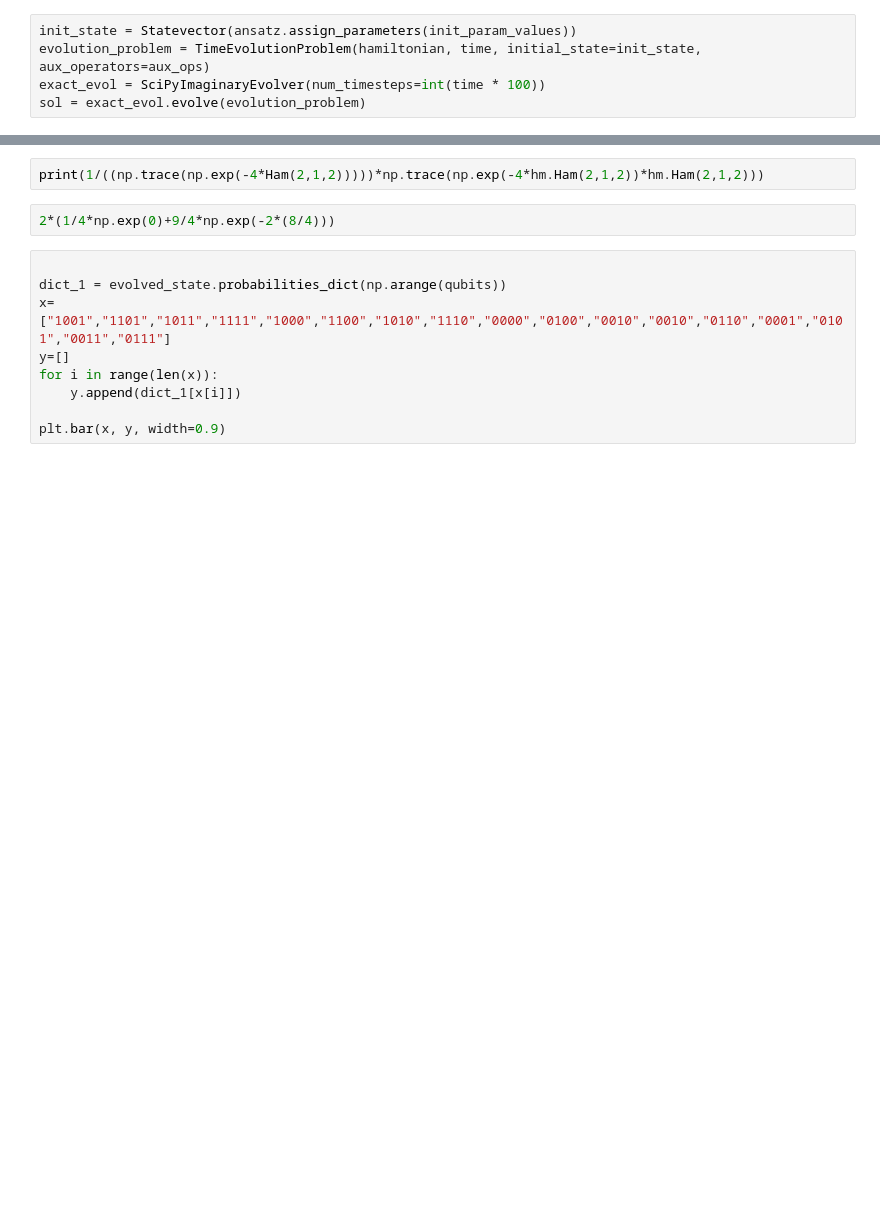
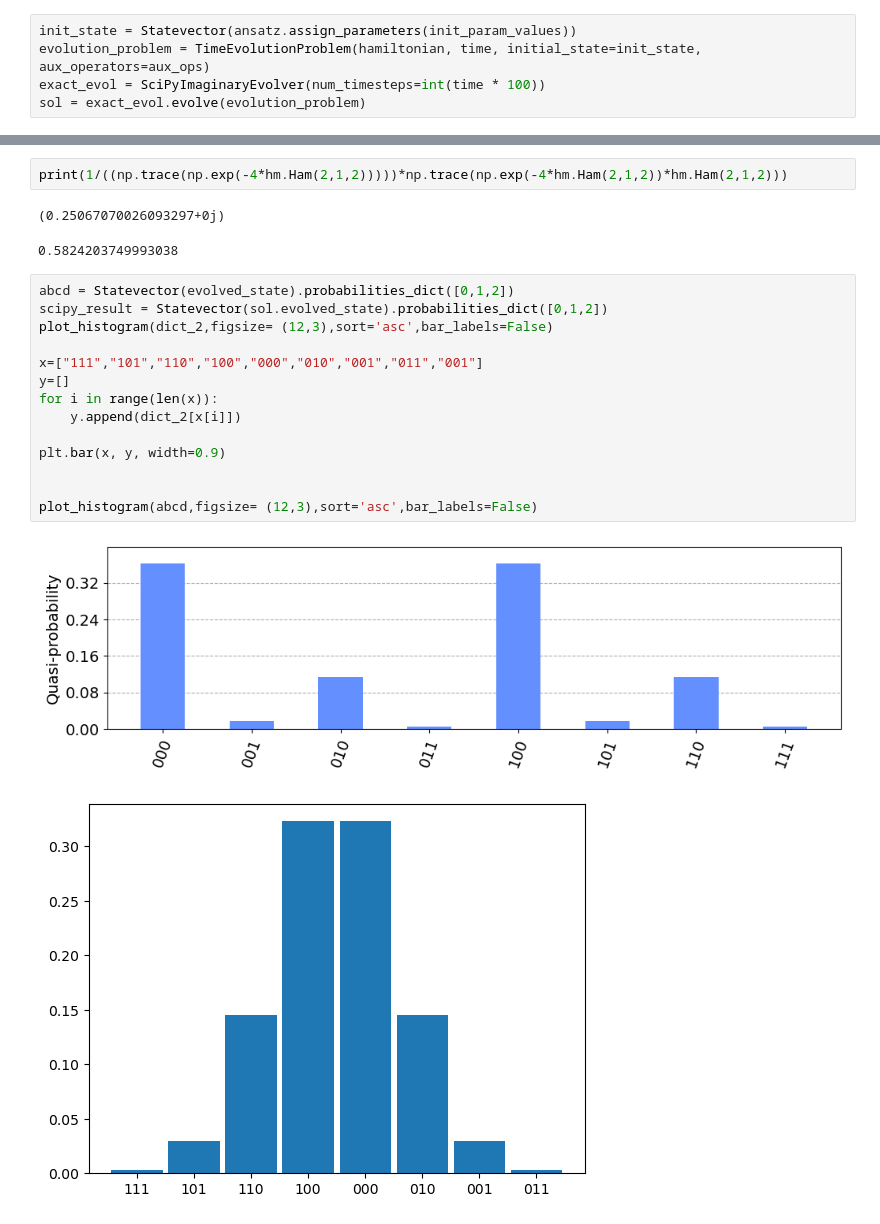
Before and after one commit to burakvarol123/Matrix-Models-with-Quantum-Computing, a Jupyter notebook: varqite.ipynb, the cells around one changed output, grey strips where cells are left out. Drawn from its saved outputs; the diff is of its cells as text; blank space fills up the shorter version.

```diff
--- a/varqite.ipynb
+++ b/varqite.ipynb
@@ -66,14 +79,25 @@ plot_histogram(counts)
 # %%
-print(1/((np.trace(np.exp(-4*Ham(2,1,2)))))*np.trace(np.exp(-4*hm.Ham(2,1,2))*hm.Ham(2,1,2)))
+print(1/((np.trace(np.exp(-4*hm.Ham(2,1,2)))))*np.trace(np.exp(-4*hm.Ham(2,1,2))*hm.Ham(2,1,2)))
+# %% [output]
+(0.25067070026093297+0j)
 # %%
-2*(1/4*np.exp(0)+9/4*np.exp(-2*(8/4)))
+# %% [output]
+0.5824203749993038
 # %%
+abcd = Statevector(evolved_state).probabilities_dict([0,1,2])
+scipy_result = Statevector(sol.evolved_state).probabilities_dict([0,1,2])
+plot_histogram(dict_2,figsize= (12,3),sort='asc',bar_labels=False)
 
-dict_1 = evolved_state.probabilities_dict(np.arange(qubits))
-x=["1001","1101","1011","1111","1000","1100","1010","1110","0000","0100","0010","0010","0110","0001","0101","0011","0111"]
+x=["111","101","110","100","000","010","001","011","001"]
 y=[]
 for i in range(len(x)):
-    y.append(dict_1[x[i]])
+    y.append(dict_2[x[i]])
 
 plt.bar(x, y, width=0.9)
+
+
+plot_histogram(abcd,figsize= (12,3),sort='asc',bar_labels=False)
+# %% [output]
+[figure, added]
+[figure, added]
 # %%
```
Also changed, not shown: parts of 18 cells of this notebook, 2 other files.
